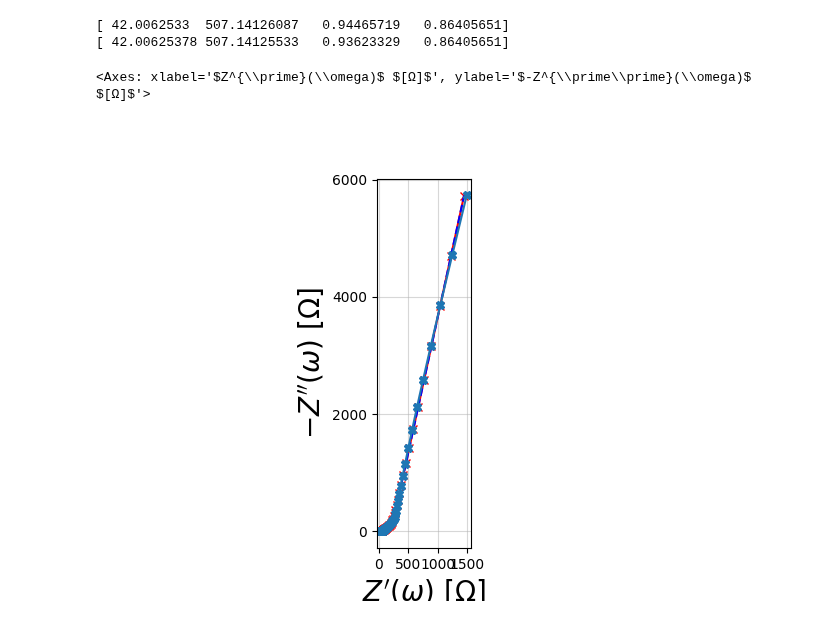
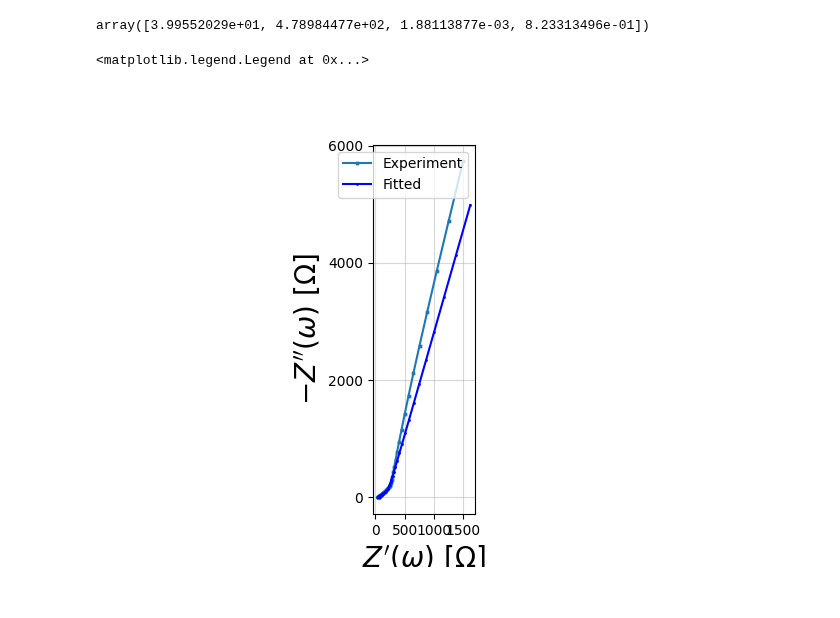
Before and after one commit to Yugal0/fitting-eis-inhomo-electrode, a Jupyter notebook: python/experimental/fit_abhi_data.ipynb, the cells around one changed output. Saved outputs shown, nothing was run; the diff lists cells and outputs as text; code cells hidden in the pictures.

```diff
--- a/python/experimental/fit_abhi_data.ipynb
+++ b/python/experimental/fit_abhi_data.ipynb
@@ -10,6 +10,14 @@ import shutil
 from matplotlib.ticker import FormatStrFormatter, StrMethodFormatter
 import pandas as pd
 from scipy import stats
+# %%
+def give_weights(z,wt):
+    if (wt=="mod"):
+        return np.concatenate((np.abs(z),np.abs(z)))
+    elif (wt=="prop"):
+        return np.concatenate((np.real(z),np.imag(z)))
+    elif (wt=="" or wt=="unit"):
+        return np.ones(2*len(z))
 # %%
 @element(num_params=4, units=["Ohm","Ohm", "F", ""],overwrite=True)
 def TLMuni(p, f):
@@ -34,23 +42,24 @@ freq_exp_data=exp_data[:,0]
 #freq_exp_data
 # %%
 c_abhi_data=CustomCircuit(initial_guess=[41,1000,1,0.8],circuit="TLMuni")
-c_EC=CustomCircuit(initial_guess=[40,530,1,0.9],circuit="TLMuniEC")
-c_pred=c_abhi_data.fit(freq_exp_data,z_exp_data,bounds=[(0,0,0,0),(np.inf,np.inf,np.inf,1)])
-c_pred_EC=c_EC.fit(freq_exp_data,z_exp_data,bounds=[(0,0,0,0),(np.inf,np.inf,np.inf,1)])
+c_fit_abhi=c_abhi_data.fit(freq_exp_data,z_exp_data,sigma=give_weights(z_exp_data,"prop"),bounds=[(0,0,0,0),(np.inf,np.inf,np.inf,1)])
+# c_EC=CustomCircuit(initial_guess=[40,530,1,0.9],circuit="TLMuniEC")
+# c_pred=c_abhi_data.fit(freq_exp_data,z_exp_data,bounds=[(0,0,0,0),(np.inf,np.inf,np.inf,1)])
+# c_pred_EC=c_EC.fit(freq_exp_data,z_exp_data,bounds=[(0,0,0,0),(np.inf,np.inf,np.inf,1)])
 
-print(c_pred.parameters_)
-print(c_pred_EC.parameters_)
+pp=c_fit_abhi.parameters_
+pp=np.asarray(pp)
+pp=np.transpose(pp)
+pp
 # %% [output]
-[ 42.0062533  507.14126087   0.94465719   0.86405651]
-[ 42.00625378 507.14125533   0.93623329   0.86405651]
+array([3.99552029e+01, 4.78984477e+02, 1.88113877e-03, 8.23313496e-01])
 # %%
 
-z_pred=c_pred.predict(freq_exp_data)
-z_pred_EC=c_pred_EC.predict(freq_exp_data)
+z_pred=c_fit_abhi.predict(freq_exp_data)
 fg, ax=plt.subplots()
-plot_nyquist(z_pred_EC,ax=ax,fmt="-x",color="red")
-plot_nyquist(z_pred,ax=ax,fmt="--",color="blue")
-plot_nyquist(z_exp_data,ax=ax,fmt="-X")
+plot_nyquist(z_exp_data,ax=ax,fmt="-X",ms=2,label="Experiment")
+plot_nyquist(z_pred,ax=ax,fmt="-o",color="blue",ms=1,label="Fitted")
+ax.legend()
 # %% [output]
-<Axes: xlabel='$Z^{\\prime}(\\omega)$ $[Ω]$', ylabel='$-Z^{\\prime\\prime}(\\omega)$ $[Ω]$'>
+<matplotlib.legend.Legend at 0x...>
-[figure, old version]
+[figure, new version]
```
Also changed, not shown: parts of 1 cell of this notebook, 1 other file.
